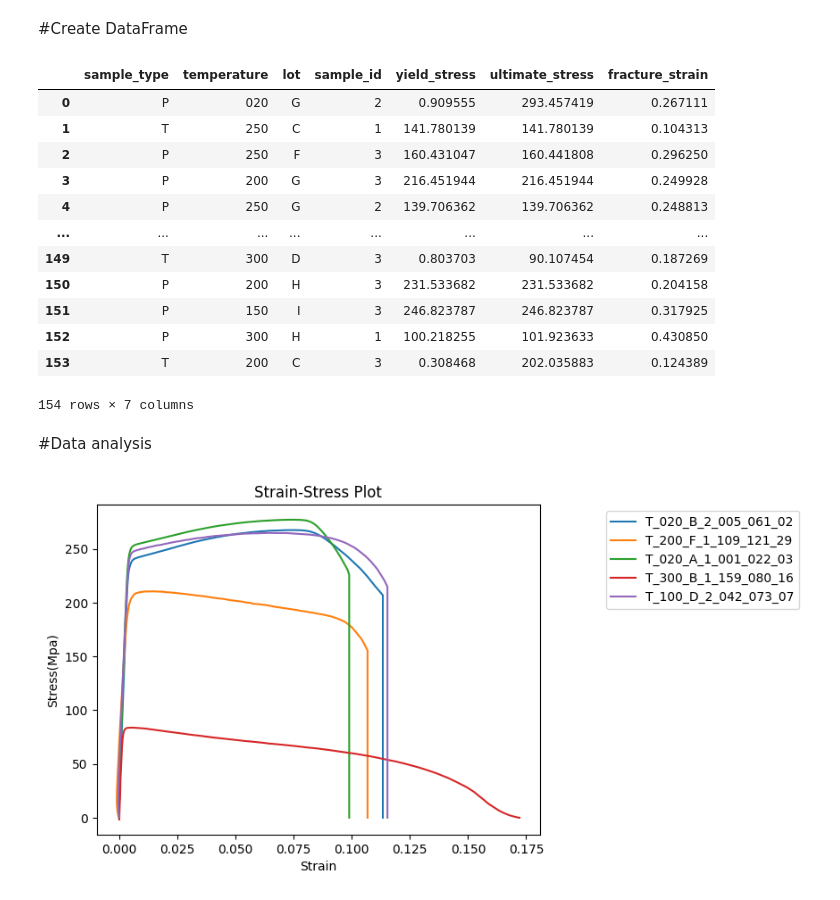
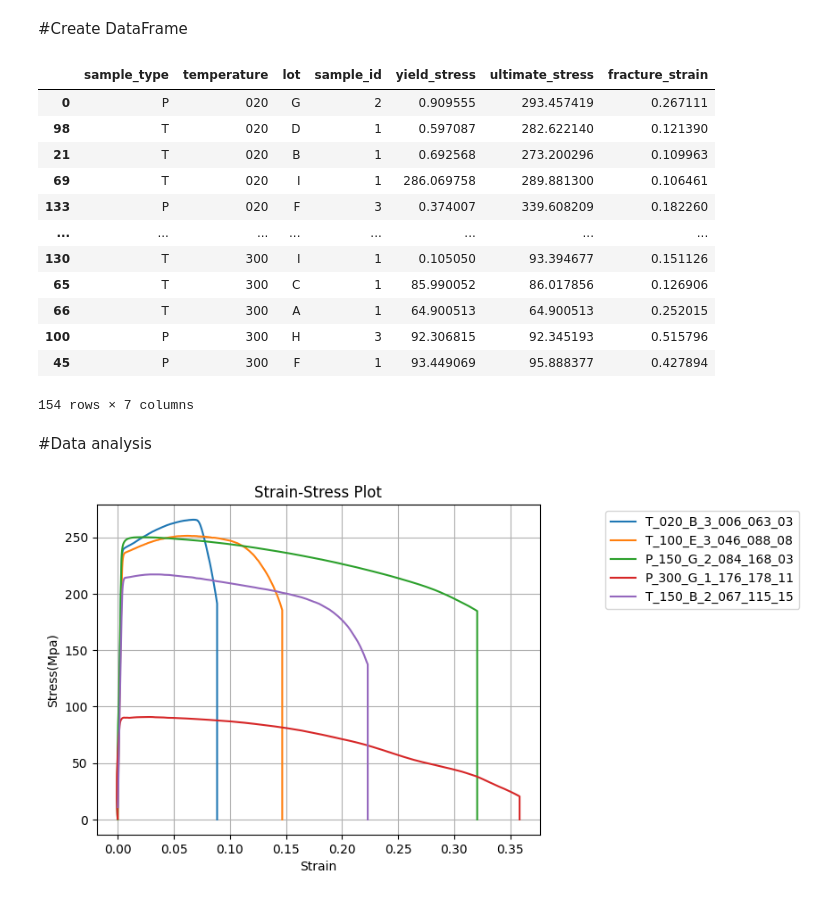
Before and after one commit to MajedeR/mechanical-stress-prediction, a Jupyter notebook: stress_prediction_6061.ipynb, the cells around one changed output. Saved outputs shown, nothing was run; the diff lists cells and outputs as text; code cells hidden in the pictures.

```diff
--- a/stress_prediction_6061.ipynb
+++ b/stress_prediction_6061.ipynb
@@ -72,7 +75,7 @@ for i in range(0, len(csv_paths)):
   datadf = data[i]
   #Data cleaning
   ##Delet incomplete data
-  datadf = datadf.dropna()
+  # datadf = datadf.dropna()
 
   #Get features from file names
   datadata = file_names[i].split("_")
@@ -113,39 +116,41 @@ for i in range(0, len(csv_paths)):
 # %%
 #Creat dataframe for dataset
 df = pd.DataFrame(dataset)
+df = df.sort_values(by=['temperature'])
 df
 # %% [output]
 |  | sample_type | temperature | lot | sample_id | yield_stress | ultimate_stress | fracture_strain |
 | 0 | P | 020 | G | 2 | 0.909555 | 293.457419 | 0.267111 |
-| 1 | T | 250 | C | 1 | 141.780139 | 141.780139 | 0.104313 |
-| 2 | P | 250 | F | 3 | 160.431047 | 160.441808 | 0.296250 |
-| 3 | P | 200 | G | 3 | 216.451944 | 216.451944 | 0.249928 |
-| 4 | P | 250 | G | 2 | 139.706362 | 139.706362 | 0.248813 |
+| 98 | T | 020 | D | 1 | 0.597087 | 282.622140 | 0.121390 |
+| 21 | T | 020 | B | 1 | 0.692568 | 273.200296 | 0.109963 |
+| 69 | T | 020 | I | 1 | 286.069758 | 289.881300 | 0.106461 |
+| 133 | P | 020 | F | 3 | 0.374007 | 339.608209 | 0.182260 |
 | ... | ... | ... | ... | ... | ... | ... | ... |
-| 149 | T | 300 | D | 3 | 0.803703 | 90.107454 | 0.187269 |
-| 150 | P | 200 | H | 3 | 231.533682 | 231.533682 | 0.204158 |
-| 151 | P | 150 | I | 3 | 246.823787 | 246.823787 | 0.317925 |
-| 152 | P | 300 | H | 1 | 100.218255 | 101.923633 | 0.430850 |
-| 153 | T | 200 | C | 3 | 0.308468 | 202.035883 | 0.124389 |
+| 130 | T | 300 | I | 1 | 0.105050 | 93.394677 | 0.151126 |
+| 65 | T | 300 | C | 1 | 85.990052 | 86.017856 | 0.126906 |
+| 66 | T | 300 | A | 1 | 64.900513 | 64.900513 | 0.252015 |
+| 100 | P | 300 | H | 3 | 92.306815 | 92.345193 | 0.515796 |
+| 45 | P | 300 | F | 1 | 93.449069 | 95.888377 | 0.427894 |
 154 rows × 7 columns
 # %% [markdown]
 #Data analysis
 # %%
-#Strain Stress plot
+#Strain Stress plot for 5 example
 exampleNames = []
 for i in range(0, 5):
   randomnum = random.randint(0, len(csv_paths))
   exapmleStrain = data[randomnum].iloc[ : , 0]
   exapmleStress = data[randomnum].iloc[ : , 1]
   exampleName = file_names[randomnum].split(".")[0]
   exampleNames.append(exampleName)
   plt.plot(exapmleStrain, exapmleStress)
 
 
 plt.xlabel('Strain')
 plt.ylabel('Stress(Mpa)')
 plt.legend(exampleNames,  bbox_to_anchor=(0.8, 0.5, 0.8, 0.5))
 plt.title('Strain-Stress Plot')
+plt.grid(True)
 plt.show()
 # %% [output]
-[figure, old version]
+[figure, new version]
```
Also changed, not shown: parts of 13 cells of this notebook.
